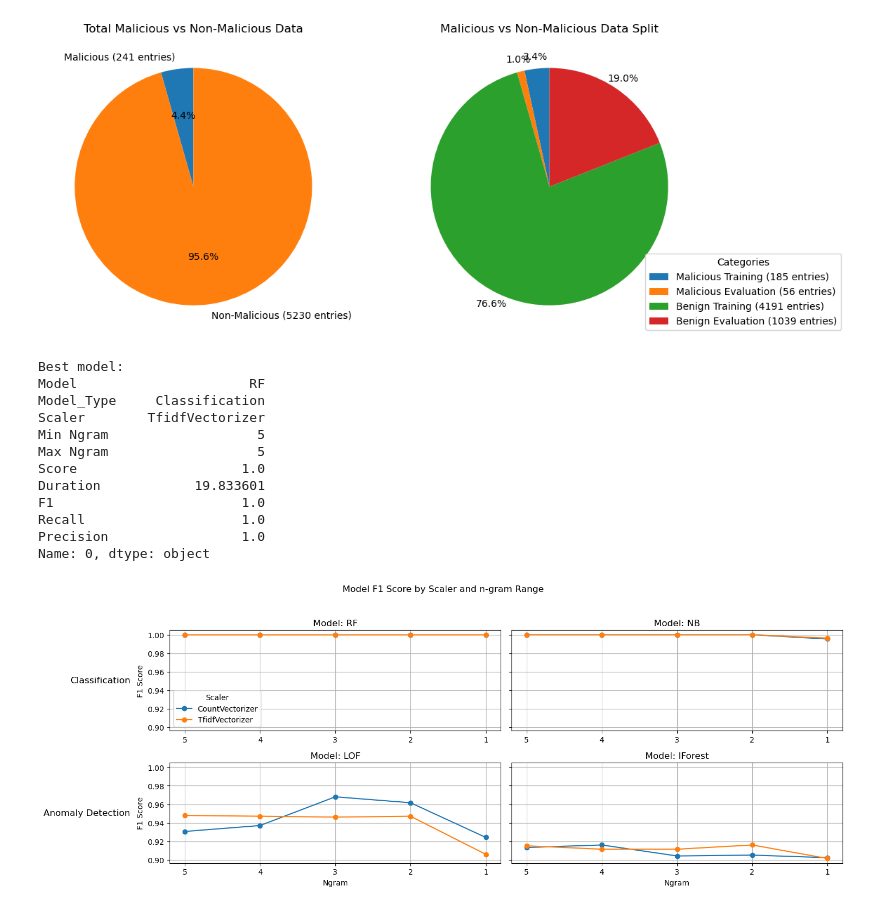
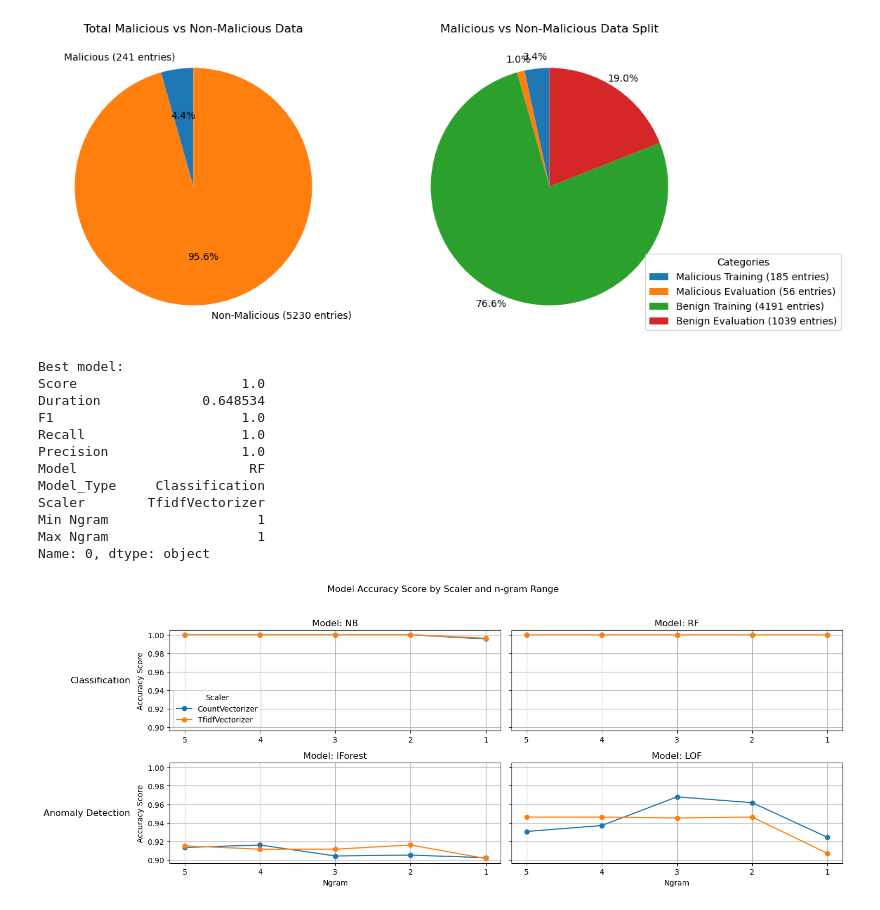
Before and after one commit to Cyber-Tracer/HyperDetect, a Jupyter notebook: controller/detection/v1_model_performance.ipynb, the cells around one changed output. Saved outputs shown, nothing was run; the diff lists cells and outputs as text; code cells hidden in the pictures.

Commit message:
finish v1 model performance

```diff
--- a/controller/detection/v1_model_performance.ipynb
+++ b/controller/detection/v1_model_performance.ipynb
@@ -53,13 +53,13 @@ Malicious system calls amount: 27860
 [figure]
 # %%
 # V1 F1 models evaluation results
-from train_models import load_scores
+from train_models import load_scores_from_dir
 import matplotlib.pyplot as plt
 import os
 
 # Load model scores
-models_dir = os.path.join(os.getcwd(), 'models/trained')
-model_score = load_scores(version=1, output_dir=models_dir)
+models_dir = os.path.join(os.getcwd(), 'models/trained/v1_old')
+model_score = load_scores_from_dir(models_dir)
 
 # Create graph of accuracy per model
 print("Best model: ")
@@ -72,42 +72,42 @@ types = model_score['Model_Type'].unique()
 models = model_score['Model'].unique()
 cols = int(len(models)/len(types))
 
 models.sort()
 fig, axs = plt.subplots(len(types), cols, figsize=(15, 6), sharey=True)
 for i, type in enumerate(types):
     ax_row = axs[i]
     for ax, model in zip(ax_row, model_score[model_score['Model_Type'] == type]['Model'].unique()):
         df_model = model_score[model_score['Model'] == model]
         for label, df_grouped in df_model.groupby('Scaler'):
             ax.plot(df_grouped['Min Ngram'].astype(str),
                     df_grouped['Score'], label=label, marker='o')
         ax.set_title(f'Model: {model}')
         ax.grid(True)
     # Add row title
     axs[i][0].annotate(type, xy=(0, 0.5), xytext=(-axs[i][0].yaxis.labelpad - 5, 0),
                        xycoords=axs[i][0].yaxis.label, textcoords='offset points',
                        size='large', ha='right', va='center')
-    axs[i][0].set_ylabel('F1 Score')
+    axs[i][0].set_ylabel('Accuracy Score')
 for i in range(cols):
     axs[-1][i].set_xlabel('Ngram')
 axs[0][0].legend(title='Scaler')
 
-plt.suptitle('Model F1 Score by Scaler and n-gram Range')
+plt.suptitle('Model Accuracy Score by Scaler and n-gram Range')
 plt.tight_layout(rect=[0, 0.03, 1, 0.95])
 plt.show()
 # %% [output]
 Best model:
+Score                     1.0
+Duration             0.648534
+F1                        1.0
+Recall                    1.0
+Precision                 1.0
 Model                      RF
 Model_Type     Classification
 Scaler        TfidfVectorizer
-Min Ngram                   5
-Max Ngram                   5
-Score                     1.0
-Duration            19.833601
-F1                        1.0
-Recall                    1.0
-Precision                 1.0
+Min Ngram                   1
+Max Ngram                   1
 Name: 0, dtype: object
-[figure, old version]
+[figure, new version]
 # %%
 # V1 F1 models evaluation results
```
Also changed, not shown: parts of 6 cells of this notebook.
